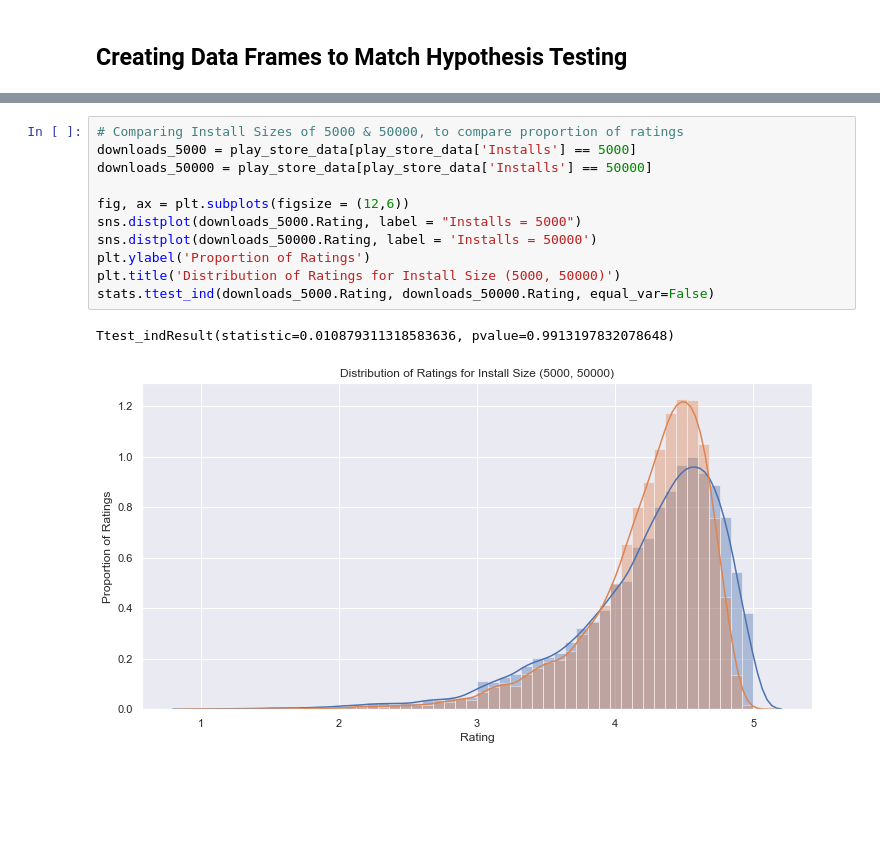
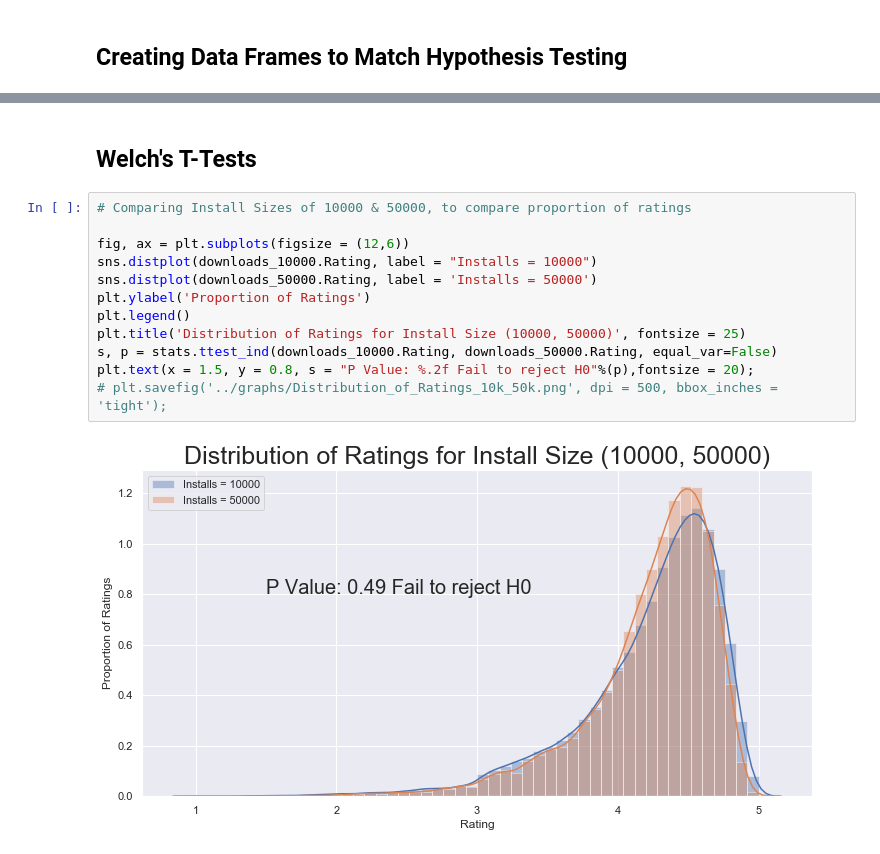
Before and after one commit to ZacharyVillarreal/Google-Play-Store-Download-Analysis, a Jupyter notebook: src/Hypothesis_Testing.ipynb, the cells around one changed output, grey strips where cells are left out. Drawn from its saved outputs; the diff is of its cells as text; blank space fills up the shorter version.

Commit message:
Add txt to README, Add Graphs to /graphs/

```diff
--- a/src/Hypothesis_Testing.ipynb
+++ b/src/Hypothesis_Testing.ipynb
@@ -36,15 +46,17 @@ play_store_data.groupby('Installs').count()
+# %% [markdown]
+## Welch's T-Tests
 # %%
-# Comparing Install Sizes of 5000 & 50000, to compare proportion of ratings
-downloads_5000 = play_store_data[play_store_data['Installs'] == 5000]
-downloads_50000 = play_store_data[play_store_data['Installs'] == 50000]
+# Comparing Install Sizes of 10000 & 50000, to compare proportion of ratings
 
 fig, ax = plt.subplots(figsize = (12,6))
-sns.distplot(downloads_5000.Rating, label = "Installs = 5000")
+sns.distplot(downloads_10000.Rating, label = "Installs = 10000")
 sns.distplot(downloads_50000.Rating, label = 'Installs = 50000')
 plt.ylabel('Proportion of Ratings')
-plt.title('Distribution of Ratings for Install Size (5000, 50000)')
-stats.ttest_ind(downloads_5000.Rating, downloads_50000.Rating, equal_var=False)
+plt.legend()
+plt.title('Distribution of Ratings for Install Size (10000, 50000)', fontsize = 25)
+s, p = stats.ttest_ind(downloads_10000.Rating, downloads_50000.Rating, equal_var=False)
+plt.text(x = 1.5, y = 0.8, s = "P Value: %.2f Fail to reject H0"%(p),fontsize = 20);
+# plt.savefig('../graphs/Distribution_of_Ratings_10k_50k.png', dpi = 500, bbox_inches = 'tight');
 # %% [output]
-Ttest_indResult(statistic=0.010879311318583636, pvalue=0.9913197832078648)
-[figure, old version]
+[figure, new version]
 # %%
```
Also changed, not shown: parts of 11 cells of this notebook, 10 other files.
